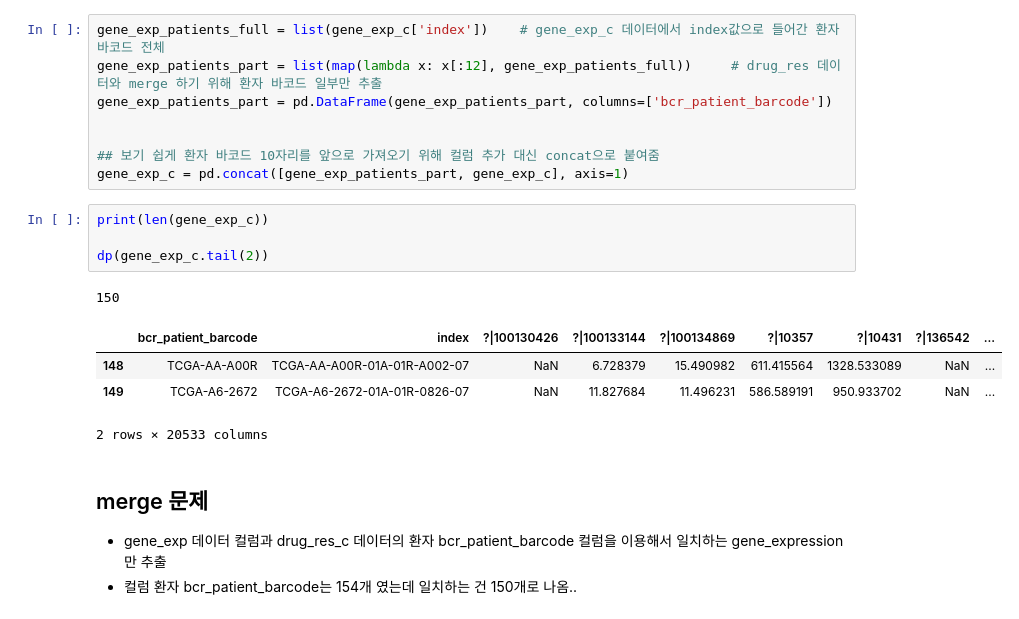
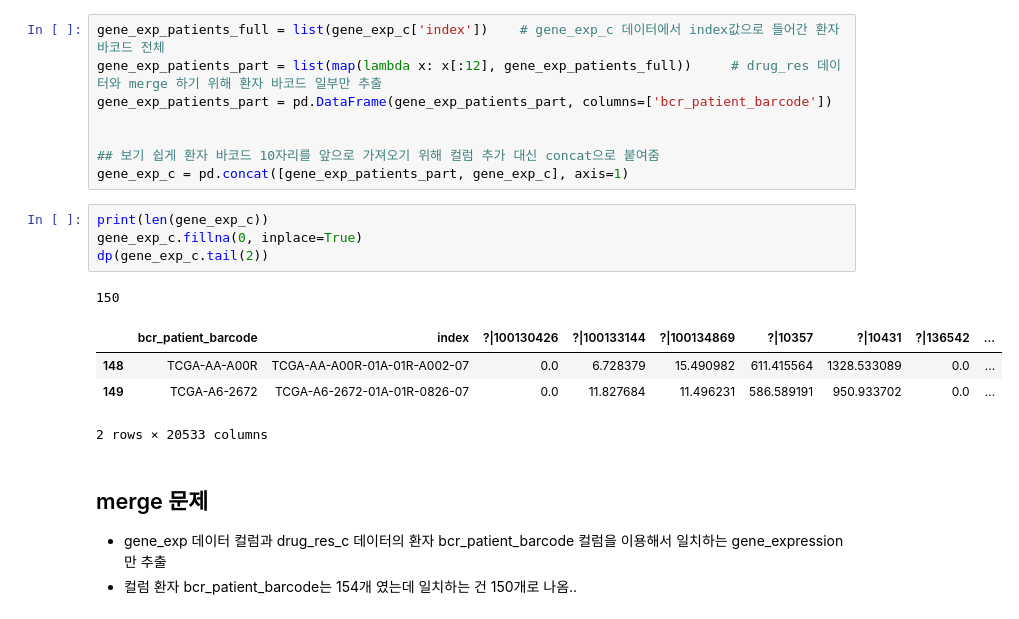
Before and after one commit to Dohyeon0224/SwUniv_CancerGene_Analysis, a Jupyter notebook: Colab_Notebook/Suho/TCGA_durg_res,_gene_exp_SUHO.ipynb, the cells around one changed output. Drawn from its saved outputs; the diff is of its cells as text.

Commit message:
gene_exp NaN 값 제거 (0으로)

```diff
--- a/Colab_Notebook/Suho/TCGA_durg_res,_gene_exp_SUHO.ipynb
+++ b/Colab_Notebook/Suho/TCGA_durg_res,_gene_exp_SUHO.ipynb
@@ -462,13 +462,13 @@ gene_exp_patients_part = pd.DataFrame(gene_exp_patients_part, columns=['bcr_pati
 gene_exp_c = pd.concat([gene_exp_patients_part, gene_exp_c], axis=1)
 # %%
 print(len(gene_exp_c))
-
+gene_exp_c.fillna(0, inplace=True)
 dp(gene_exp_c.tail(2))
 # %% [output]
 150
 |  | bcr_patient_barcode | index | ?|100130426 | ?|100133144 | ?|100134869 | ?|10357 | ?|10431 | ?|136542 | ... |
-| 148 | TCGA-AA-A00R | TCGA-AA-A00R-01A-01R-A002-07 | NaN | 6.728379 | 15.490982 | 611.415564 | 1328.533089 | NaN | ... |
-| 149 | TCGA-A6-2672 | TCGA-A6-2672-01A-01R-0826-07 | NaN | 11.827684 | 11.496231 | 586.589191 | 950.933702 | NaN | ... |
+| 148 | TCGA-AA-A00R | TCGA-AA-A00R-01A-01R-A002-07 | 0.0 | 6.728379 | 15.490982 | 611.415564 | 1328.533089 | 0.0 | ... |
+| 149 | TCGA-A6-2672 | TCGA-A6-2672-01A-01R-0826-07 | 0.0 | 11.827684 | 11.496231 | 586.589191 | 950.933702 | 0.0 | ... |
 2 rows × 20533 columns
 # %% [markdown]
 ## merge 문제
```
Also changed, not shown: parts of 2 cells of this notebook.
